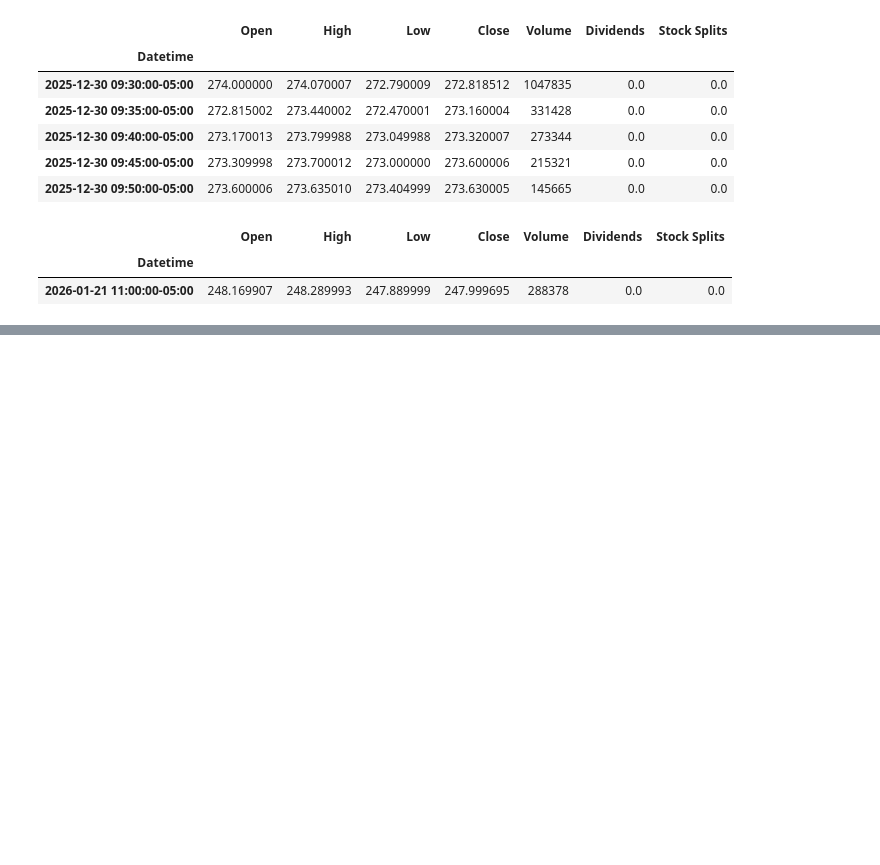
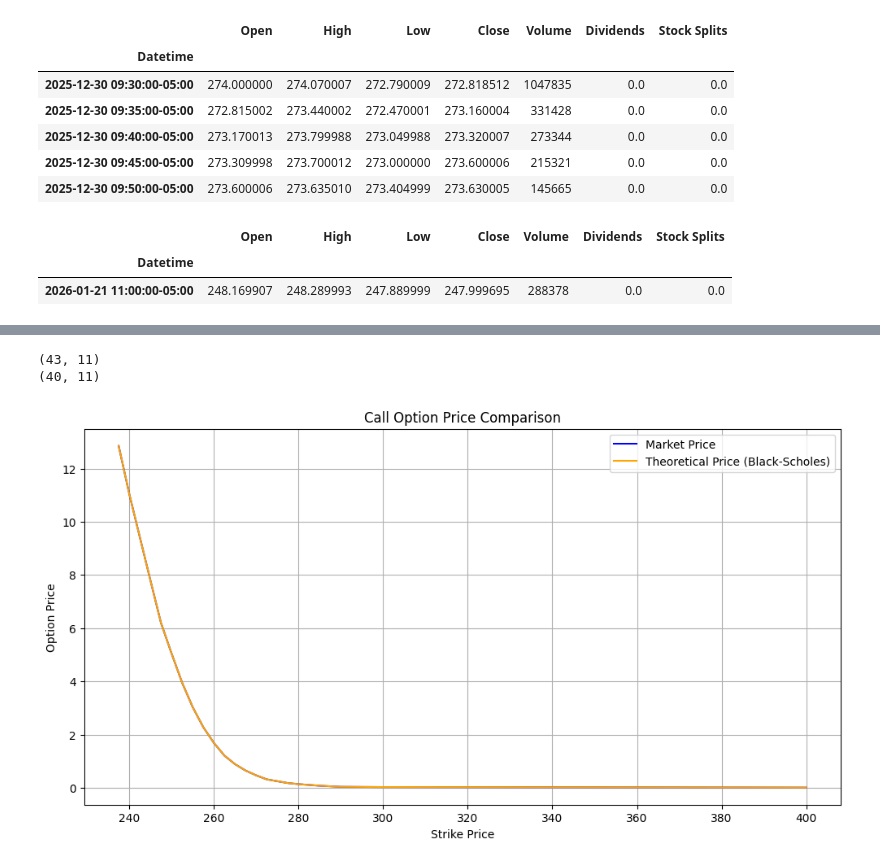
Before and after one commit to Starkl7/Options_analysis, a Jupyter notebook: check_vol.ipynb, the cells around one changed output, grey strips where cells are left out. Saved outputs shown, nothing was run; the diff lists cells and outputs as text; code cells hidden in the pictures; blank space fills up the shorter version.

```diff
--- a/check_vol.ipynb
+++ b/check_vol.ipynb
@@ -114,0 +156,13 @@ plt.show()
+# %%
+# py_vollib_vectorized.models.vectorized_black_scholes(flag, S, K, t, r, sigma, *, return_as='dataframe', dtype=<class 'numpy.float64'>)
+def get_theoretical_price(df, flag, S, K, t, sigma, r=0.035):
+    price = pvv.models.vectorized_black_scholes(
+        flag=df[flag].values,
+        S=S,
+        K=df[K].values,
+        t=df[t].values,
+        r=r,
+        sigma=df[sigma].values,
+        return_as='numpy'
+    )
+    return price
@@ -114,0 +189,34 @@ plt.show()
+# %%
+print(options_data_new.shape)
+options_theo = options_data_new.copy().dropna()
+print(options_theo.shape)
+# %% [output]
+(43, 11)
+(40, 11)
+# %%
+def display_price_comparison(df, market_price_var, theo_price_var, title, strike='strike'):
+    plt.figure(figsize=(12, 6))
+    plt.plot(df[strike], df[market_price_var], label='Market Price', color='blue')
+    plt.plot(df[strike], df[theo_price_var], label='Theoretical Price (Black-Scholes)', color='orange')
+    plt.title(title)
+    plt.xlabel('Strike Price')
+    plt.ylabel('Option Price')
+    plt.legend()
+    plt.grid()
+    plt.show()
+# %%
+options_theo['theo'] = get_theoretical_price(
+    options_theo,
+    flag='type',
+    S=stock_price['Open'],
+    K='strike',
+    t='TTE',
+    sigma='implied_vol_bs'
+)
+# %%
+call_theo = options_theo[options_theo['type'] == 'c']
+put_theo = options_theo[options_theo['type'] == 'p']
+display_price_comparison(call_theo, 'lastPrice', 'theo', 'Call Option Price Comparison')
+# display_price_comparison(put_theo, 'lastPrice', 'theo', 'Put Option Price Comparison')
+# %% [output]
+[figure, added]
```
Also changed, not shown: parts of 12 cells of this notebook.
